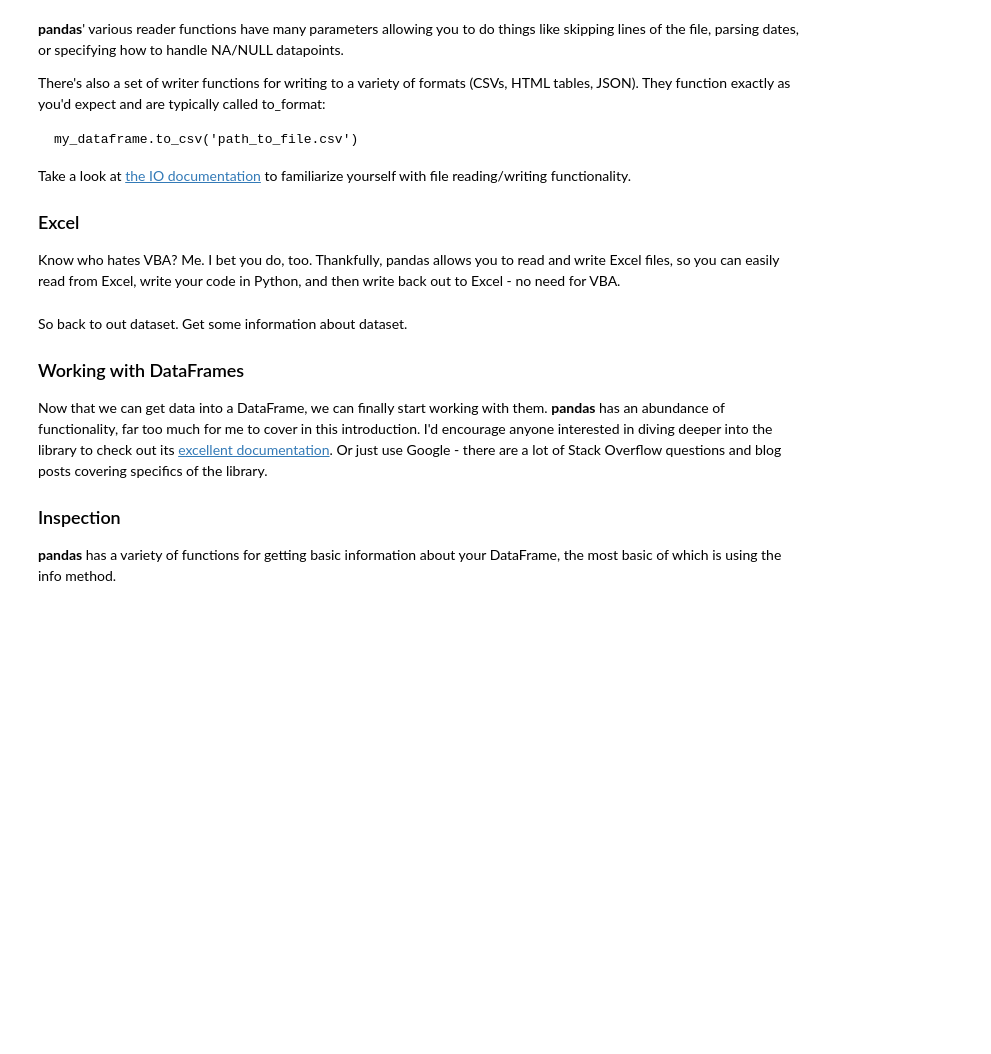
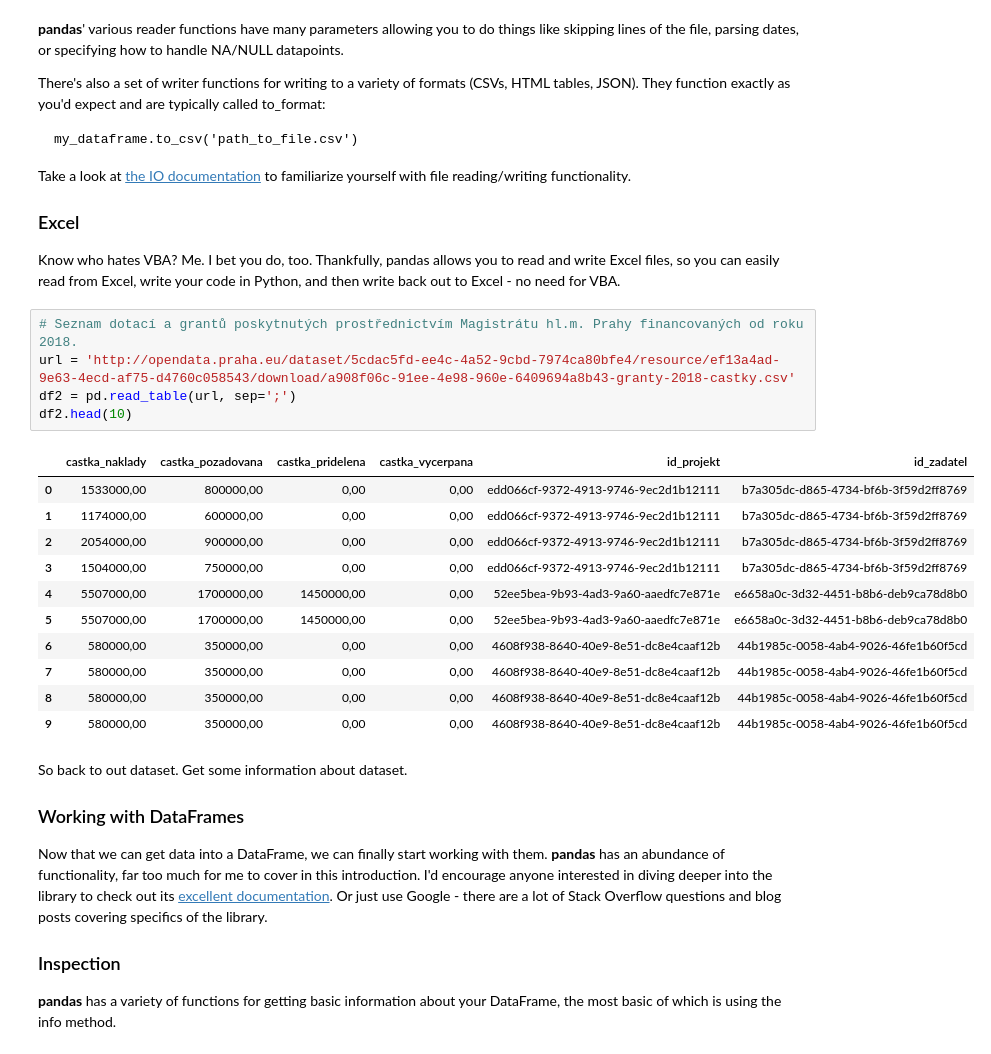
Before and after one commit to ondrolexa/r-python, a Jupyter notebook: pandas-01-titanic.ipynb, the cells around one changed output. Saved outputs shown, nothing was run; the diff lists cells and outputs as text; blank space fills up the shorter version.

```diff
--- a/pandas-01-titanic.ipynb
+++ b/pandas-01-titanic.ipynb
@@ -292,6 +339,23 @@ Take a look at [the IO documentation](http://pandas.pydata.org/pandas-docs/stabl
 ### Excel
 
 Know who hates VBA? Me. I bet you do, too. Thankfully, pandas allows you to read and write Excel files, so you can easily read from Excel, write your code in Python, and then write back out to Excel - no need for VBA.
+# %%
+# Seznam dotací a grantů poskytnutých prostřednictvím Magistrátu hl.m. Prahy financovaných od roku 2018.
+url = 'http://opendata.praha.eu/dataset/5cdac5fd-ee4c-4a52-9cbd-7974ca80bfe4/resource/ef13a4ad-9e63-4ecd-af75-d4760c058543/download/a908f06c-91ee-4e98-960e-6409694a8b43-granty-2018-castky.csv'
+df2 = pd.read_table(url, sep=';')
+df2.head(10)
+# %% [output]
+|  | castka_naklady | castka_pozadovana | castka_pridelena | castka_vycerpana | id_projekt | id_zadatel |
+| 0 | 1533000,00 | 800000,00 | 0,00 | 0,00 | edd066cf-9372-4913-9746-9ec2d1b12111 | b7a305dc-d865-4734-bf6b-3f59d2ff8769 |
+| 1 | 1174000,00 | 600000,00 | 0,00 | 0,00 | edd066cf-9372-4913-9746-9ec2d1b12111 | b7a305dc-d865-4734-bf6b-3f59d2ff8769 |
+| 2 | 2054000,00 | 900000,00 | 0,00 | 0,00 | edd066cf-9372-4913-9746-9ec2d1b12111 | b7a305dc-d865-4734-bf6b-3f59d2ff8769 |
+| 3 | 1504000,00 | 750000,00 | 0,00 | 0,00 | edd066cf-9372-4913-9746-9ec2d1b12111 | b7a305dc-d865-4734-bf6b-3f59d2ff8769 |
+| 4 | 5507000,00 | 1700000,00 | 1450000,00 | 0,00 | 52ee5bea-9b93-4ad3-9a60-aaedfc7e871e | e6658a0c-3d32-4451-b8b6-deb9ca78d8b0 |
+| 5 | 5507000,00 | 1700000,00 | 1450000,00 | 0,00 | 52ee5bea-9b93-4ad3-9a60-aaedfc7e871e | e6658a0c-3d32-4451-b8b6-deb9ca78d8b0 |
+| 6 | 580000,00 | 350000,00 | 0,00 | 0,00 | 4608f938-8640-40e9-8e51-dc8e4caaf12b | 44b1985c-0058-4ab4-9026-46fe1b60f5cd |
+| 7 | 580000,00 | 350000,00 | 0,00 | 0,00 | 4608f938-8640-40e9-8e51-dc8e4caaf12b | 44b1985c-0058-4ab4-9026-46fe1b60f5cd |
+| 8 | 580000,00 | 350000,00 | 0,00 | 0,00 | 4608f938-8640-40e9-8e51-dc8e4caaf12b | 44b1985c-0058-4ab4-9026-46fe1b60f5cd |
+| 9 | 580000,00 | 350000,00 | 0,00 | 0,00 | 4608f938-8640-40e9-8e51-dc8e4caaf12b | 44b1985c-0058-4ab4-9026-46fe1b60f5cd |
 # %% [markdown]
 So back to out dataset. Get some information about dataset.
 
```
Also changed, not shown: parts of 43 cells of this notebook.
